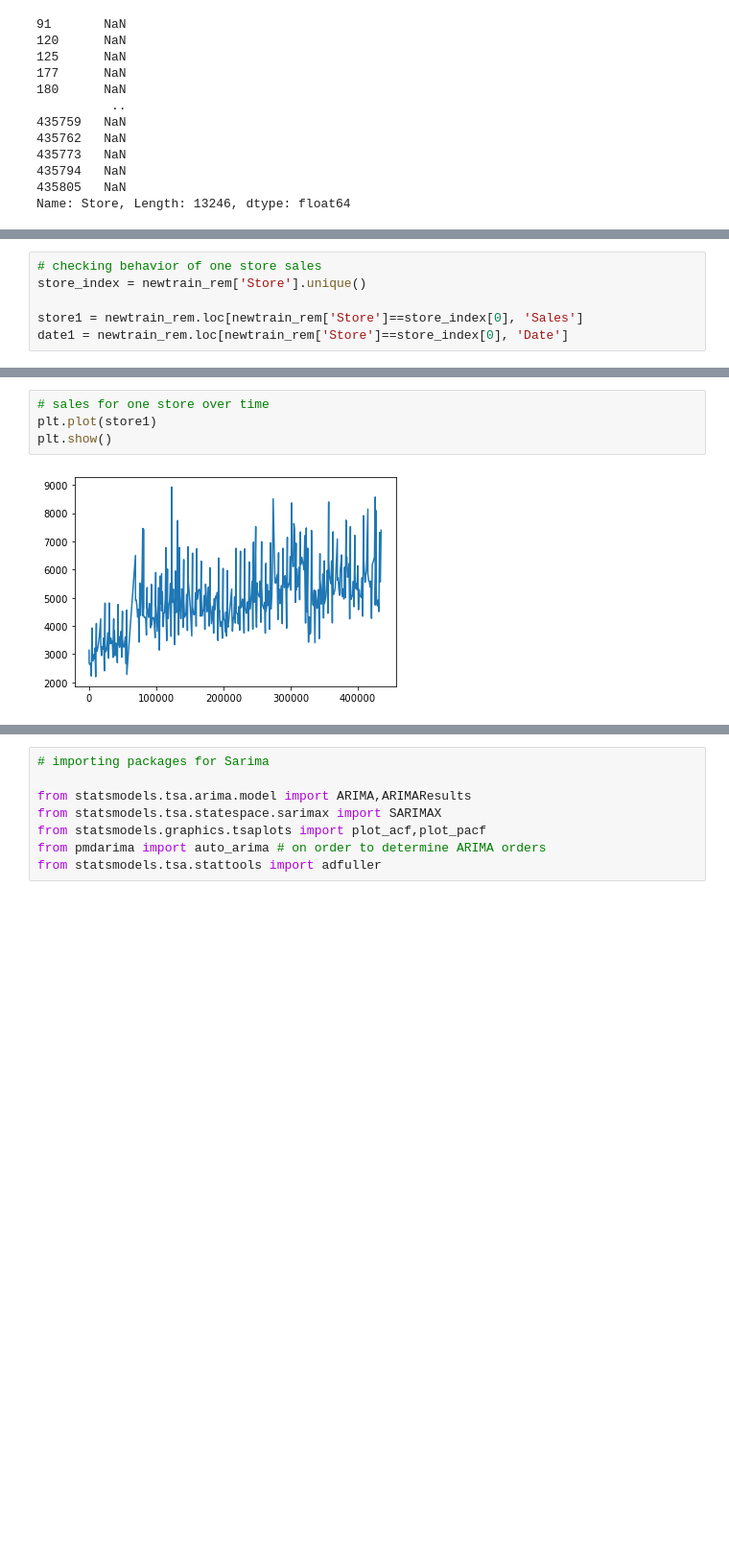
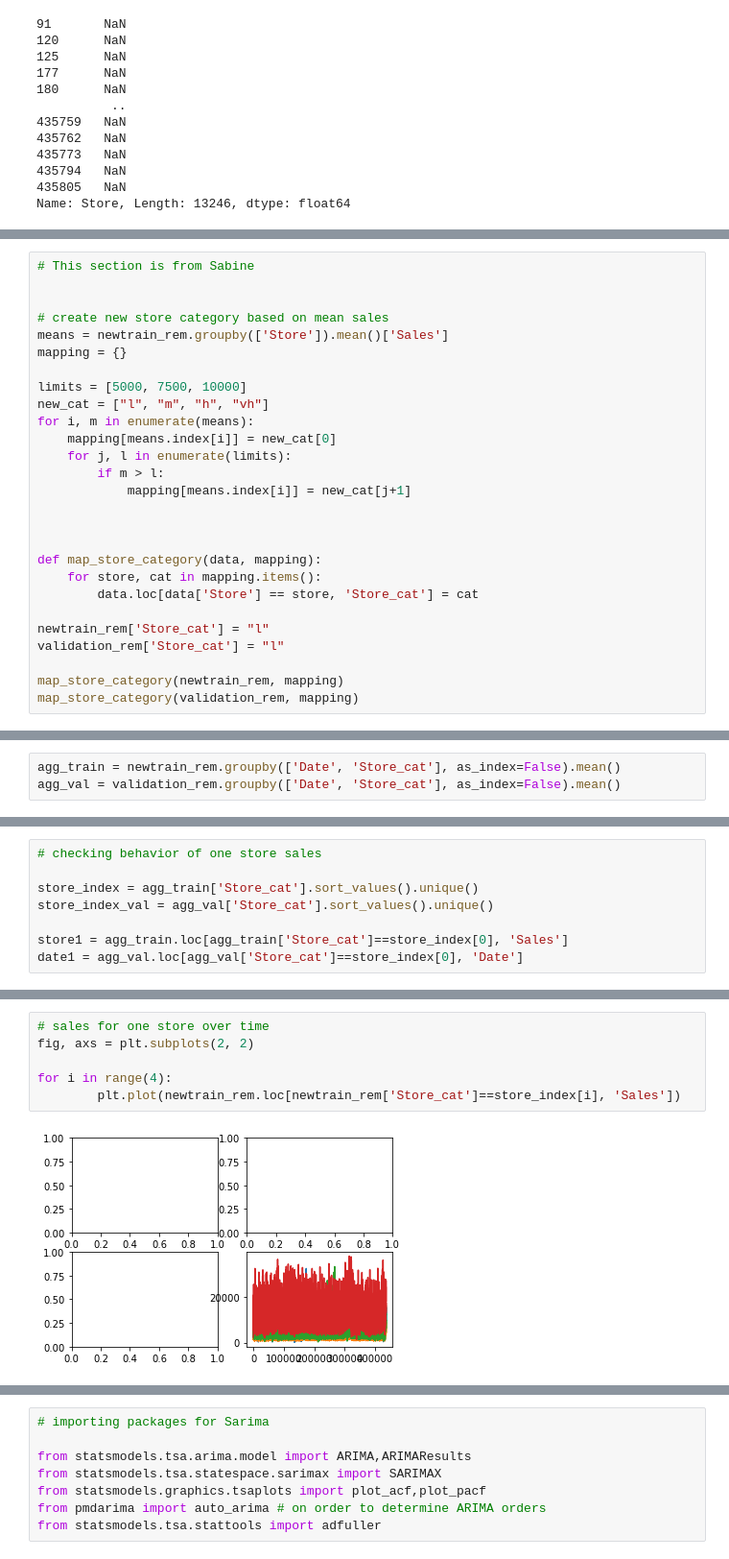
Before and after one commit to igivis7/dsr28_minicomp_team1, a Jupyter notebook: Ana_SARIMA_pred_store.ipynb, the cells around one changed output, grey strips where cells are left out. Shown: that part at 96% size. Drawn from its saved outputs; the diff is of its cells as text; blank space fills up the shorter version.

```diff
--- a/Ana_SARIMA_pred_store.ipynb
+++ b/Ana_SARIMA_pred_store.ipynb
@@ -48,0 +48,27 @@ newtrain_rem = newtrain.drop(newtrain.loc[newtrain['Store'].isnull(), :].index,
+# %%
+# This section is from Sabine
+
+
+# create new store category based on mean sales
+means = newtrain_rem.groupby(['Store']).mean()['Sales']
+mapping = {}
+
+limits = [5000, 7500, 10000]
+new_cat = ["l", "m", "h", "vh"]
+for i, m in enumerate(means):
+    mapping[means.index[i]] = new_cat[0]
+    for j, l in enumerate(limits):
+        if m > l:
+            mapping[means.index[i]] = new_cat[j+1]
+
+
+
+def map_store_category(data, mapping):
+    for store, cat in mapping.items():
+        data.loc[data['Store'] == store, 'Store_cat'] = cat
+
+newtrain_rem['Store_cat'] = "l"
+validation_rem['Store_cat'] = "l"
+
+map_store_category(newtrain_rem, mapping)
+map_store_category(validation_rem, mapping)
@@ -54,0 +90,3 @@ len(newtrain_rem['Store'].unique())
+# %%
+agg_train = newtrain_rem.groupby(['Date', 'Store_cat'], as_index=False).mean()
+agg_val = validation_rem.groupby(['Date', 'Store_cat'], as_index=False).mean()
@@ -55,6 +102,8 @@ len(newtrain_rem['Store'].unique())
 # %%
 # checking behavior of one store sales
-store_index = newtrain_rem['Store'].unique()
 
-store1 = newtrain_rem.loc[newtrain_rem['Store']==store_index[0], 'Sales']
-date1 = newtrain_rem.loc[newtrain_rem['Store']==store_index[0], 'Date']
+store_index = agg_train['Store_cat'].sort_values().unique()
+store_index_val = agg_val['Store_cat'].sort_values().unique()
+
+store1 = agg_train.loc[agg_train['Store_cat']==store_index[0], 'Sales']
+date1 = agg_val.loc[agg_val['Store_cat']==store_index[0], 'Date']
@@ -61,9 +114,11 @@ date1 = newtrain_rem.loc[newtrain_rem['Store']==store_index[0], 'Date']
 # %%
 # sales for one store over time
-plt.plot(store1)
-plt.show()
+fig, axs = plt.subplots(2, 2)
+
+for i in range(4):
+        plt.plot(newtrain_rem.loc[newtrain_rem['Store_cat']==store_index[i], 'Sales'])
 # %% [output]
-[figure, old version]
+[figure, new version]
 # %%
 # plot in one month, it shows season of 7 days
 plt.plot(store1[:30], '-o')
```
Also changed, not shown: parts of 17 cells of this notebook.
